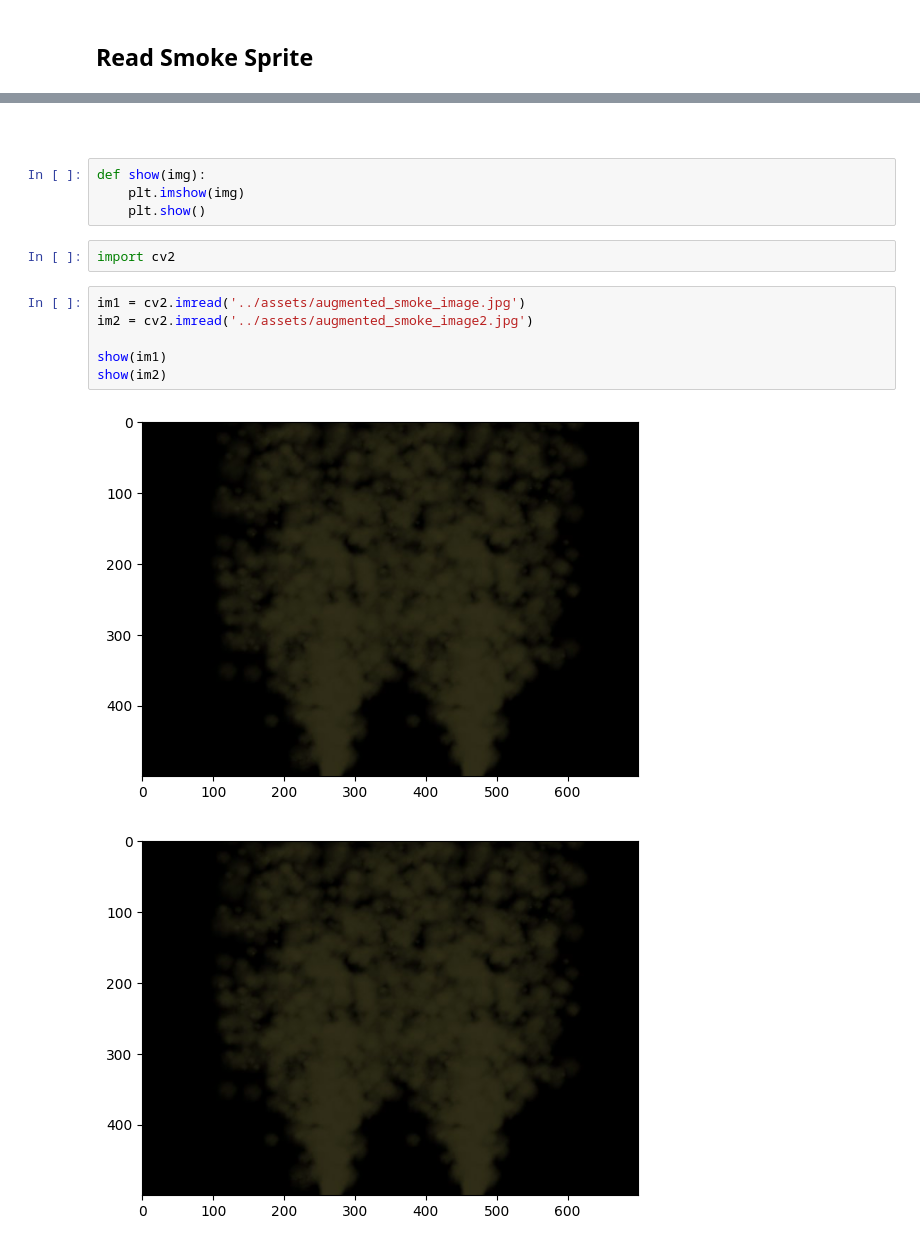
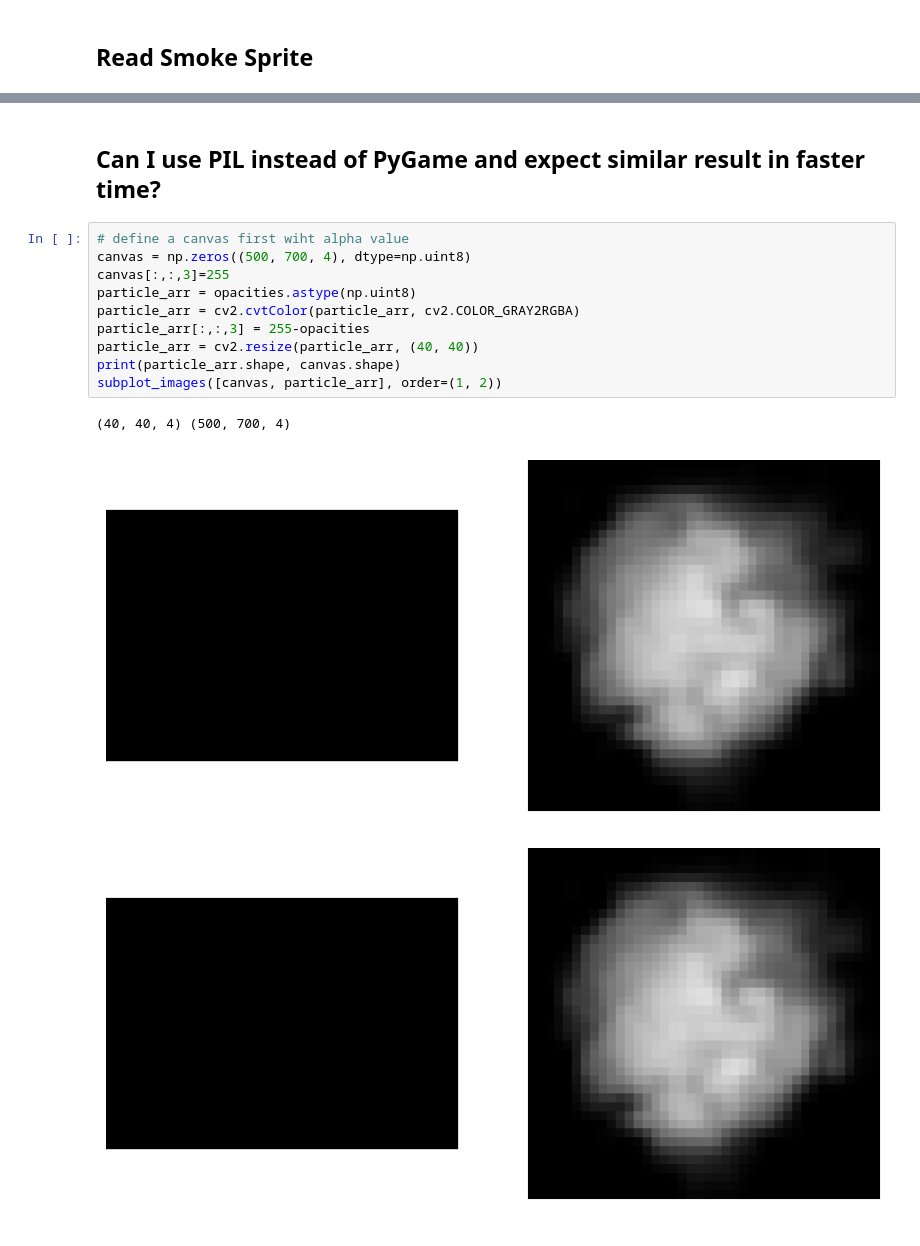
Before and after one commit to q-viper/SmokeSim, a Jupyter notebook: notebooks/expt.ipynb, the cells around one changed output, grey strips where cells are left out. Saved outputs shown, nothing was run; the diff lists cells and outputs as text.

```diff
--- a/notebooks/expt.ipynb
+++ b/notebooks/expt.ipynb
@@ -16,17 +27,16 @@ plt.imshow(cv2.resize(arr, (40,40)), cmap='gray')
-# %% [markdown]
-##
-# %%
-def show(img):
-    plt.imshow(img)
-    plt.show()
-# %%
-import cv2
-# %%
-im1 = cv2.imread('../assets/augmented_smoke_image.jpg')
-im2 = cv2.imread('../assets/augmented_smoke_image2.jpg')
-
-show(im1)
-show(im2)
-# %% [output]
-[figure, removed]
-[figure, removed]
+# %% [markdown]
+## Can I use PIL instead of PyGame and expect similar result in faster time?
+# %%
+# define a canvas first wiht alpha value
+canvas = np.zeros((500, 700, 4), dtype=np.uint8)
+canvas[:,:,3]=255
+particle_arr = opacities.astype(np.uint8)
+particle_arr = cv2.cvtColor(particle_arr, cv2.COLOR_GRAY2RGBA)
+particle_arr[:,:,3] = 255-opacities
+particle_arr = cv2.resize(particle_arr, (40, 40))
+print(particle_arr.shape, canvas.shape)
+subplot_images([canvas, particle_arr], order=(1, 2))
+# %% [output]
+(40, 40, 4) (500, 700, 4)
+[figure, added]
+[figure, added]
```
Also changed, not shown: parts of 5 cells of this notebook, 6 other files.
